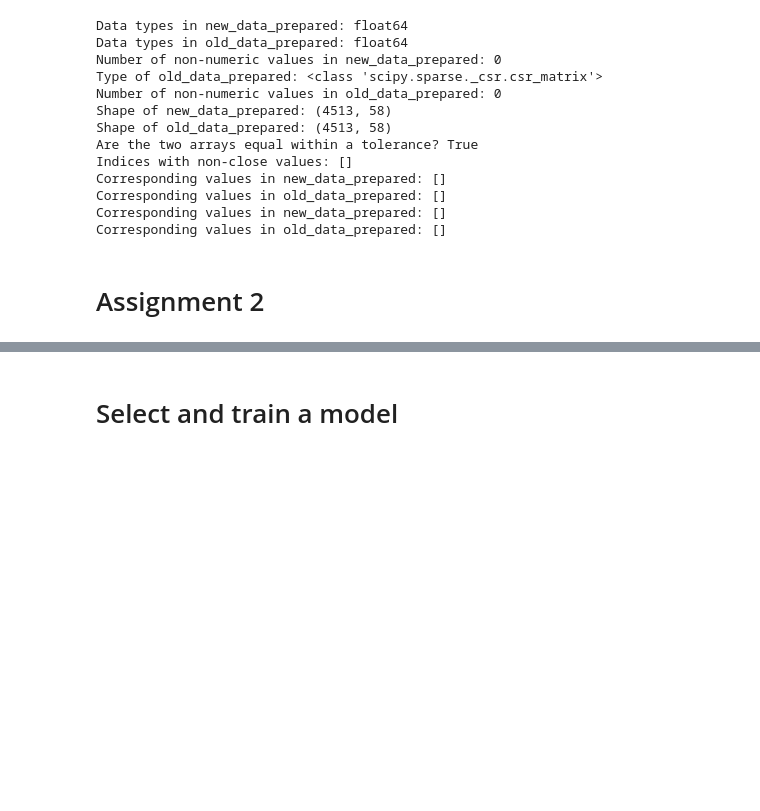
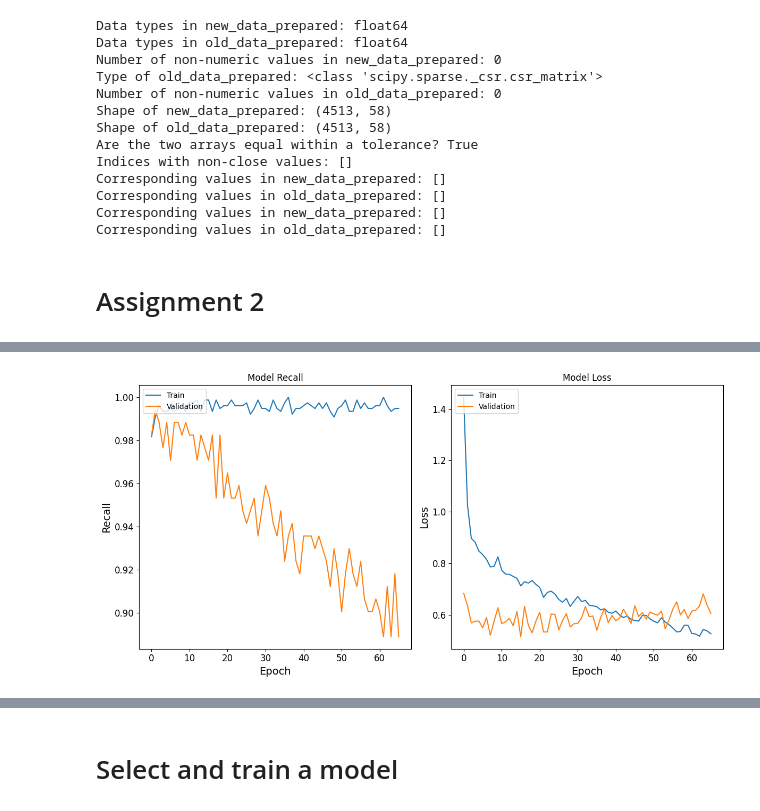
Before and after one commit to IuliaCipleu/Detect-Software-Conflict-with-Tensorflow, a Jupyter notebook: CipleuIuliaOlivia.ipynb, the cells around one changed output, grey strips where cells are left out. Drawn from its saved outputs; the diff is of its cells as text; code cells hidden in the pictures; blank space fills up the shorter version.

```diff
--- a/CipleuIuliaOlivia.ipynb
+++ b/CipleuIuliaOlivia.ipynb
@@ -1759,11 +1601,11 @@ model = tf.keras.Sequential([
 # Compile the model based on the goal (recall or precision)
 # Assuming your first name starts with 'A' and you need to improve recall
 # Compile the model with class weights
-model.compile(optimizer='adam', loss='binary_crossentropy', metrics=[tf.keras.metrics.Recall()])
+model.compile(optimizer='adam', loss='binary_crossentropy', metrics=[tf.keras.metrics.Recall(name='recall')])
 
 # Define early stopping callback
 early_stopping = tf.keras.callbacks.EarlyStopping(
-    monitor='val_loss', patience=10, restore_best_weights=True)
+    monitor='val_loss', patience=50, restore_best_weights=True)
 
 # Train the model with class weights
 # Convert y_train to NumPy array
@@ -1796,6 +1638,29 @@ print("Training Loss:", train_loss)
 print("Training Recall:", train_recall)
 print("Test Loss:", test_loss)
 print("Test Recall:", test_recall)
+
+# Plot training history
+plt.figure(figsize=(12, 6))
+
+plt.subplot(1, 2, 1)
+plt.plot(history.history['recall'])
+plt.plot(history.history['val_recall'])
+plt.title('Model Recall')
+plt.ylabel('Recall')
+plt.xlabel('Epoch')
+plt.legend(['Train', 'Validation'], loc='upper left')
+
+# Plot training & validation loss values
+plt.subplot(1, 2, 2)
+plt.plot(history.history['loss'])
+plt.plot(history.history['val_loss'])
+plt.title('Model Loss')
+plt.ylabel('Loss')
+plt.xlabel('Epoch')
+plt.legend(['Train', 'Validation'], loc='upper left')
+
+plt.tight_layout()
+plt.show()
 # %% [output]
 X_train shape: (3610, 58)
 y_train shape: (3610,)
@@ -1817,3 +1682,4 @@ Test Recall: 0.96875
+[figure, added]
 # %%
 from sklearn.compose import ColumnTransformer
 
```
Also changed, not shown: parts of 10 cells of this notebook.
